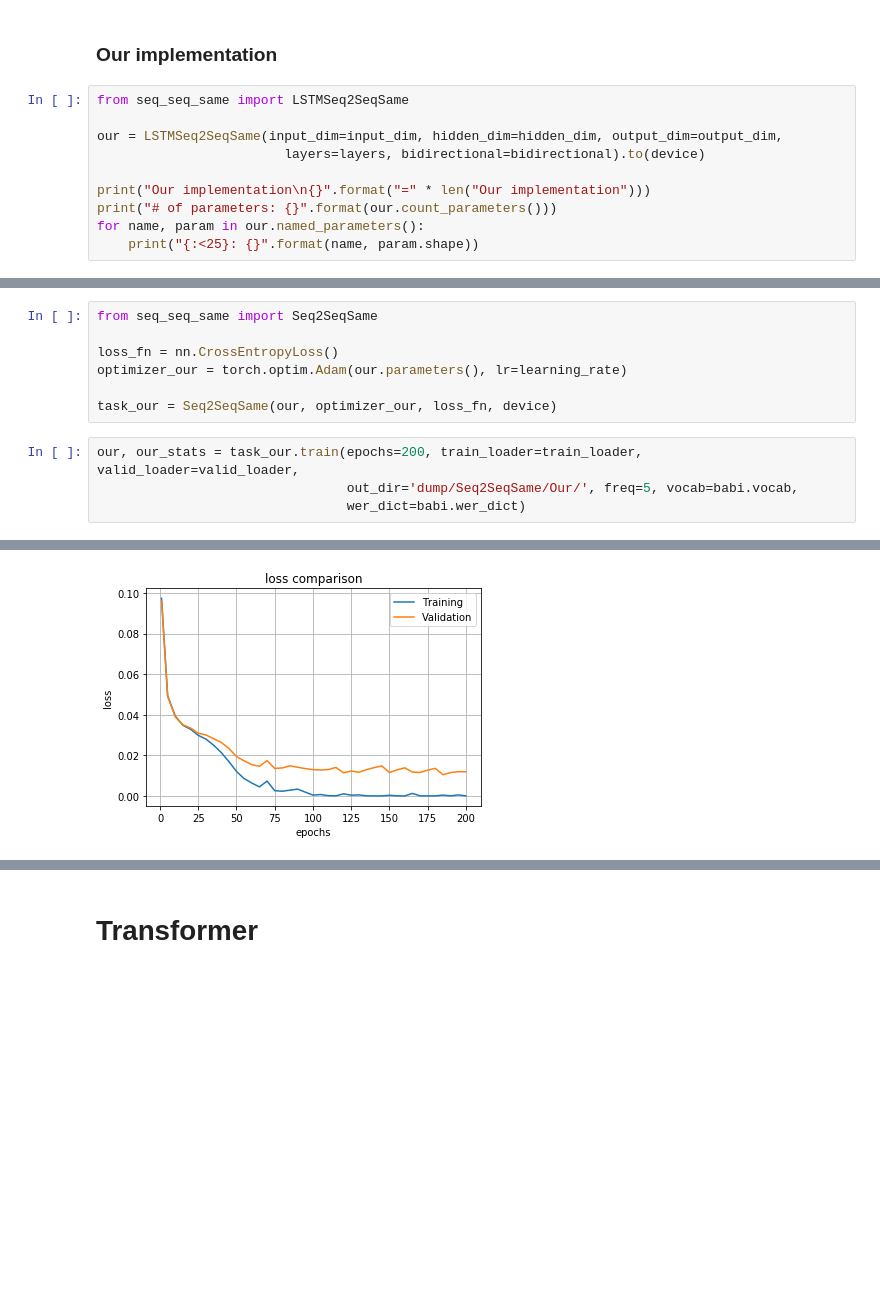
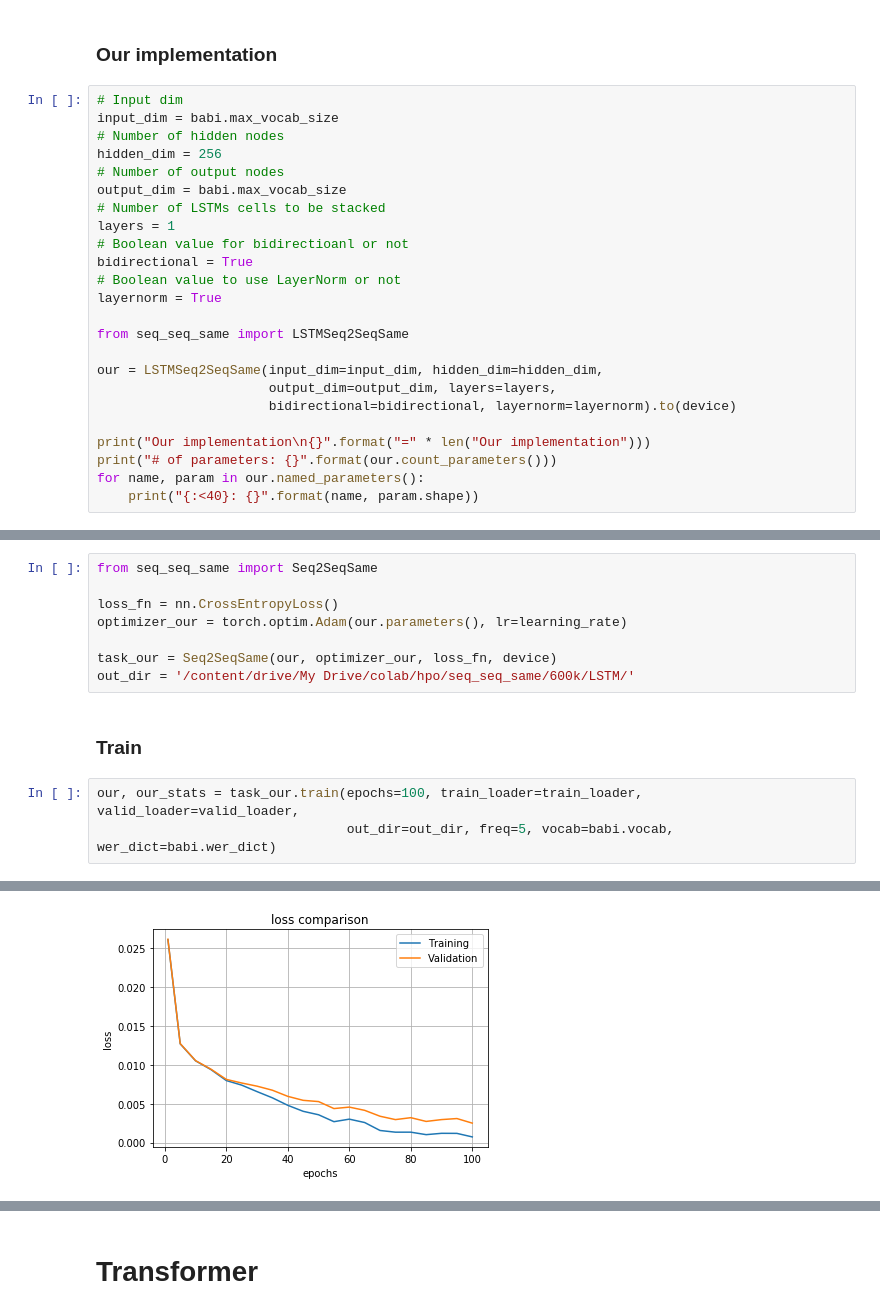
Before and after one commit to Neeratyoy/SequenceModelling, a Jupyter notebook: src/Seq2Seq-same.ipynb, the cells around one changed output, grey strips where cells are left out. Drawn from its saved outputs; the diff is of its cells as text; blank space fills up the shorter version.

```diff
--- a/src/Seq2Seq-same.ipynb
+++ b/src/Seq2Seq-same.ipynb
@@ -76,12 +62,26 @@ layernorm = False
 # %% [markdown]
 ### Our implementation
 # %%
+# Input dim
+input_dim = babi.max_vocab_size
+# Number of hidden nodes
+hidden_dim = 256
+# Number of output nodes
+output_dim = babi.max_vocab_size
+# Number of LSTMs cells to be stacked
+layers = 1
+# Boolean value for bidirectioanl or not
+bidirectional = True
+# Boolean value to use LayerNorm or not
+layernorm = True
+
 from seq_seq_same import LSTMSeq2SeqSame
 
-our = LSTMSeq2SeqSame(input_dim=input_dim, hidden_dim=hidden_dim, output_dim=output_dim,
-                        layers=layers, bidirectional=bidirectional).to(device)
+our = LSTMSeq2SeqSame(input_dim=input_dim, hidden_dim=hidden_dim,
+                      output_dim=output_dim, layers=layers,
+                      bidirectional=bidirectional, layernorm=layernorm).to(device)
 
 print("Our implementation\n{}".format("=" * len("Our implementation")))
 print("# of parameters: {}".format(our.count_parameters()))
 for name, param in our.named_parameters():
-    print("{:<25}: {}".format(name, param.shape))
+    print("{:<40}: {}".format(name, param.shape))
@@ -92,8 +110,10 @@ loss_fn = nn.CrossEntropyLoss()
 optimizer_our = torch.optim.Adam(our.parameters(), lr=learning_rate)
 
 task_our = Seq2SeqSame(our, optimizer_our, loss_fn, device)
+out_dir = '/content/drive/My Drive/colab/hpo/seq_seq_same/600k/LSTM/'
+# %% [markdown]
+### Train
 # %%
-our, our_stats = task_our.train(epochs=200, train_loader=train_loader, valid_loader=valid_loader,
-                                out_dir='dump/Seq2SeqSame/Our/', freq=5, vocab=babi.vocab,
-                                wer_dict=babi.wer_dict)
+our, our_stats = task_our.train(epochs=100, train_loader=train_loader, valid_loader=valid_loader,
+                                out_dir=out_dir, freq=5, vocab=babi.vocab, wer_dict=babi.wer_dict)
 # %% [output]
@@ -117 +137 @@ Training completed in 10739.910420417786s
-[figure, old version]
+[figure, new version]
```
Also changed, not shown: parts of 35 cells of this notebook, 2 other files.
